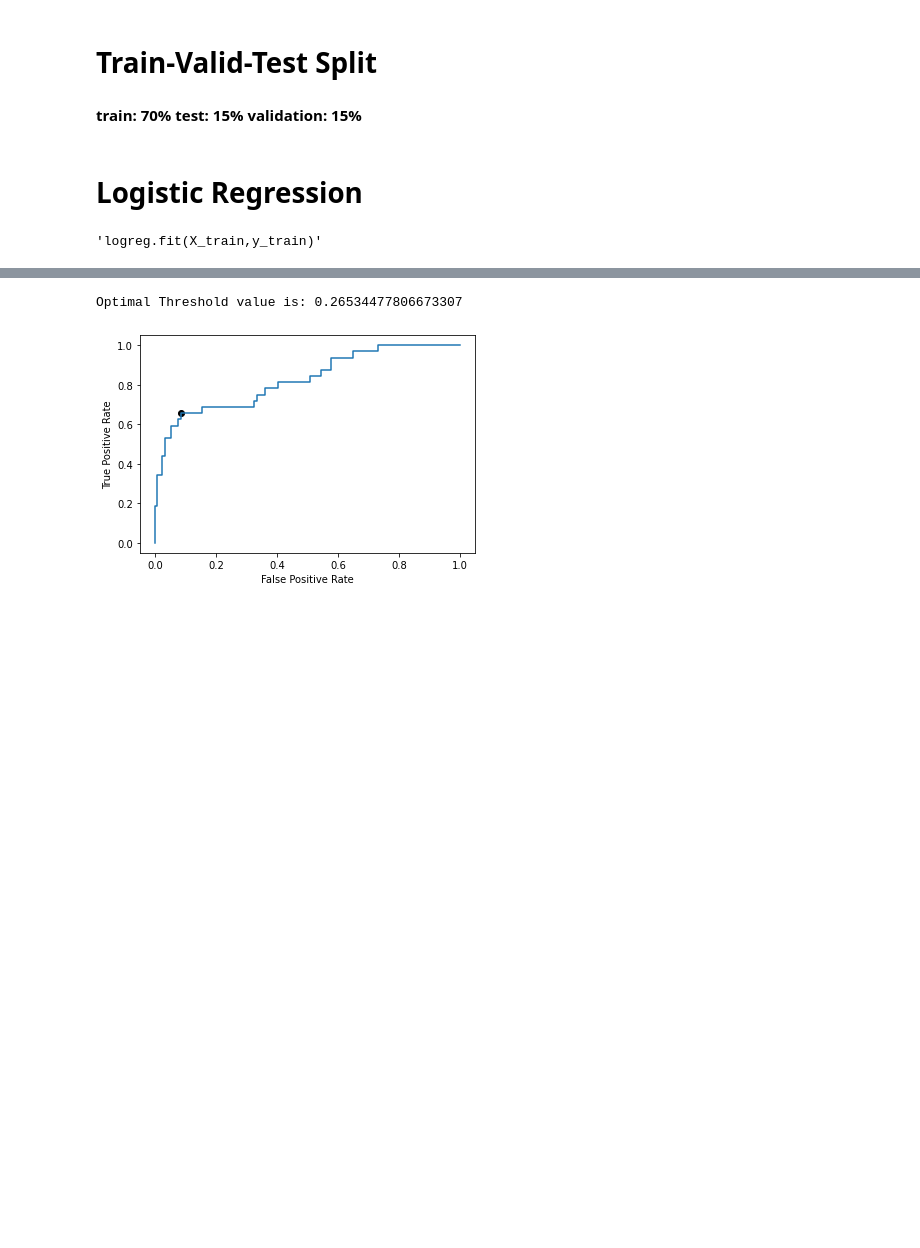
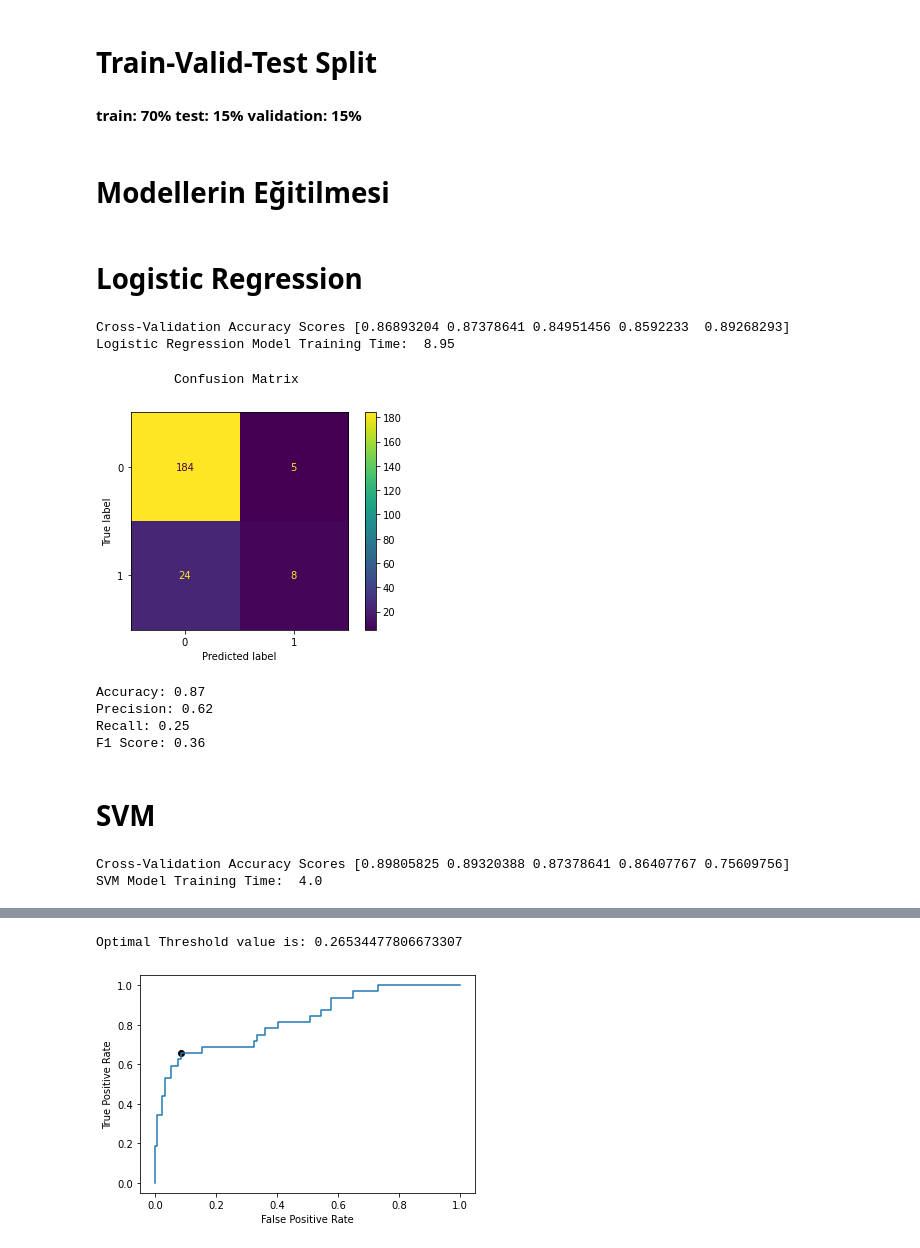
Before and after one commit to emre-bl/Machine-Learning-tobbetu, a Jupyter notebook: 191401009.ipynb, the cells around one changed output, grey strips where cells are left out. Saved outputs shown, nothing was run; the diff lists cells and outputs as text; code cells hidden in the pictures; blank space fills up the shorter version.

```diff
--- a/191401009.ipynb
+++ b/191401009.ipynb
@@ -259,17 +224,55 @@ X_train, X_test, y_train, y_test = train_test_split(data.drop('Attrition', axis=
                                                     test_size=0.15, random_state=SEED)
 X_train, X_validation, y_train, y_validation = train_test_split(X_train, y_train,
                                                 test_size=0.176, random_state=SEED)
-# %% [markdown]
-# Logistic Regression
-# %%
-from sklearn.linear_model import LogisticRegression
-from sklearn.model_selection import GridSearchCV
-from sklearn.linear_model import LogisticRegressionCV
-
-
-"""logreg  = LogisticRegression(random_state=SEED, solver='saga')"""
-clf = LogisticRegressionCV(cv=5, random_state=SEED)
-clf.fit(X_train, y_train)
-"""logreg.fit(X_train,y_train)"""
-# %% [output]
-'logreg.fit(X_train,y_train)'
+# %% [markdown]
+# Modellerin Eğitilmesi
+# %% [markdown]
+# Logistic Regression
+# %%
+
+start = time.time()
+Lr = LogisticRegressionCV(cv=5, random_state=SEED)
+Lr.fit(X_train, y_train)
+y_pred = cross_val_predict(Lr,X_test, y_test, cv=5)
+scores = cross_val_score(Lr, X_train, y_train, cv=5)
+print('Cross-Validation Accuracy Scores', scores)
+LR_time = time.time() - start
+print('Logistic Regression Model Training Time: ', round(LR_time,2))
+# %% [output]
+Cross-Validation Accuracy Scores [0.86893204 0.87378641 0.84951456 0.8592233  0.89268293]
+Logistic Regression Model Training Time:  8.95
+# %%
+confusion_matrix = metrics.confusion_matrix(y_test, y_pred)
+cm_display = metrics.ConfusionMatrixDisplay(confusion_matrix = confusion_matrix, display_labels = [0, 1])
+cm_display.plot()
+print("\n\n\t  Confusion Matrix")
+plt.show()
+print("Accuracy:",round(metrics.accuracy_score(y_test, y_pred),2))
+print("Precision:",round(metrics.precision_score(y_test, y_pred),2))
+print("Recall:",round(metrics.recall_score(y_test, y_pred),2))
+print("F1 Score:",round(metrics.f1_score(y_test, y_pred),2))
+# %% [output]
+          Confusion Matrix
+[figure, added]
+Accuracy: 0.87
+Precision: 0.62
+Recall: 0.25
+F1 Score: 0.36
+# %% [markdown]
+# SVM
+# %%
+from sklearn import svm
+start = time.time()
+svm_model = svm.SVC(random_state=SEED, kernel='linear')
+svm_model.fit(X_train, y_train)
+cv = KFold(n_splits=5, random_state=SEED, shuffle=True)
+
+scores = cross_val_score(svm_model, X_train, y_train, scoring='accuracy', cv=cv, n_jobs=-1)
+print('Cross-Validation Accuracy Scores', scores)
+
+y_pred = cross_val_predict(svm_model, X_test, y_test, cv=5)
+SVM_time = time.time() - start
+print('SVM Model Training Time: ', round(SVM_time,2))
+# %% [output]
+Cross-Validation Accuracy Scores [0.89805825 0.89320388 0.87378641 0.86407767 0.75609756]
+SVM Model Training Time:  4.0
```
Also changed, not shown: parts of 42 cells of this notebook.
